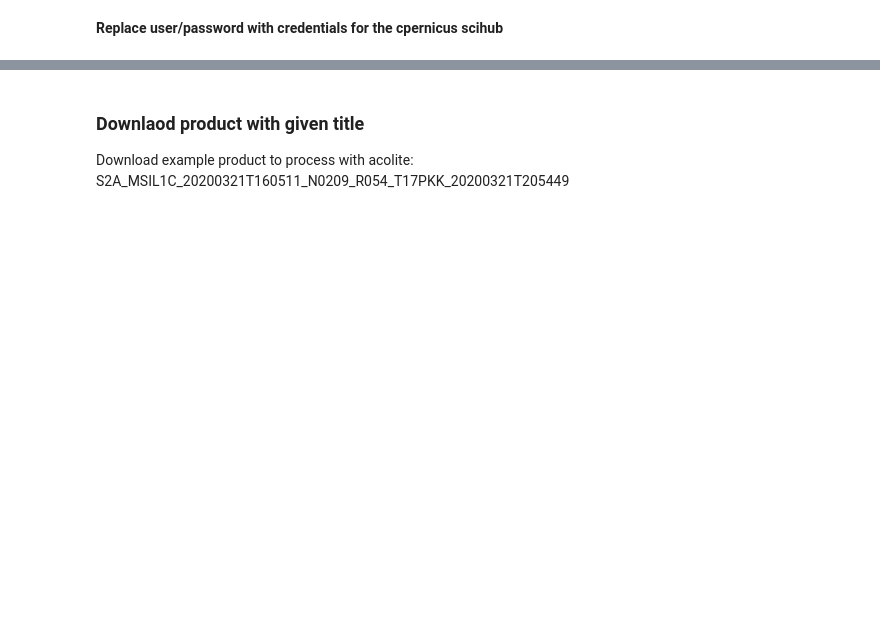
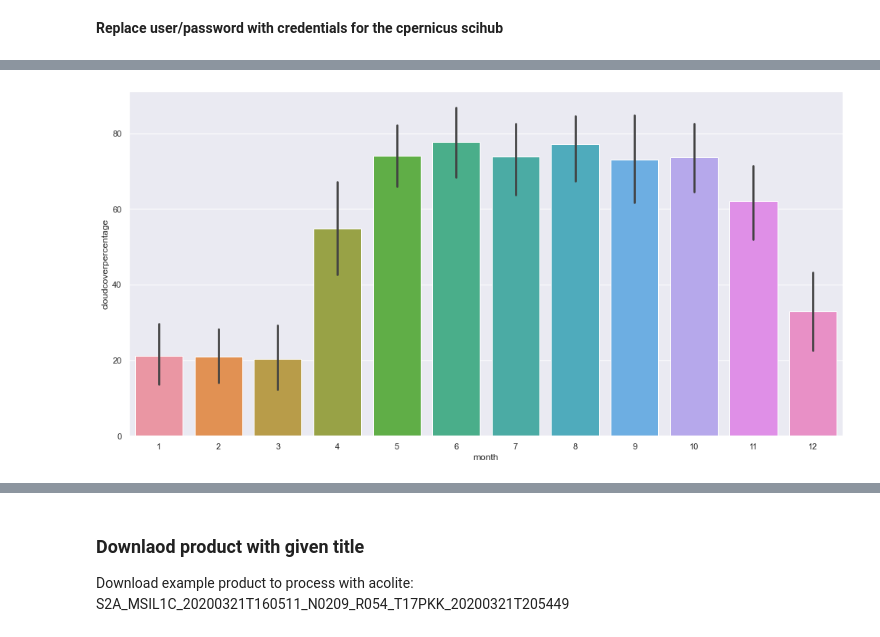
Before and after one commit to angelasindic/data-exploration, a Jupyter notebook: image-access/run_product_finder.ipynb, the cells around one changed output, grey strips where cells are left out. Saved outputs shown, nothing was run; the diff lists cells and outputs as text; code cells hidden in the pictures; blank space fills up the shorter version.

```diff
--- a/image-access/run_product_finder.ipynb
+++ b/image-access/run_product_finder.ipynb
@@ -18,0 +77,6 @@
+# %%
+sns.set(style="whitegrid")
+sns.set(rc={'figure.figsize':(16.7,8.27)})
+ax = sns.barplot(x="month", y="cloudcoverpercentage", data=dataset)
+# %% [output]
+[figure, added]
```
Also changed, not shown: parts of 16 cells of this notebook, 5 other files.
